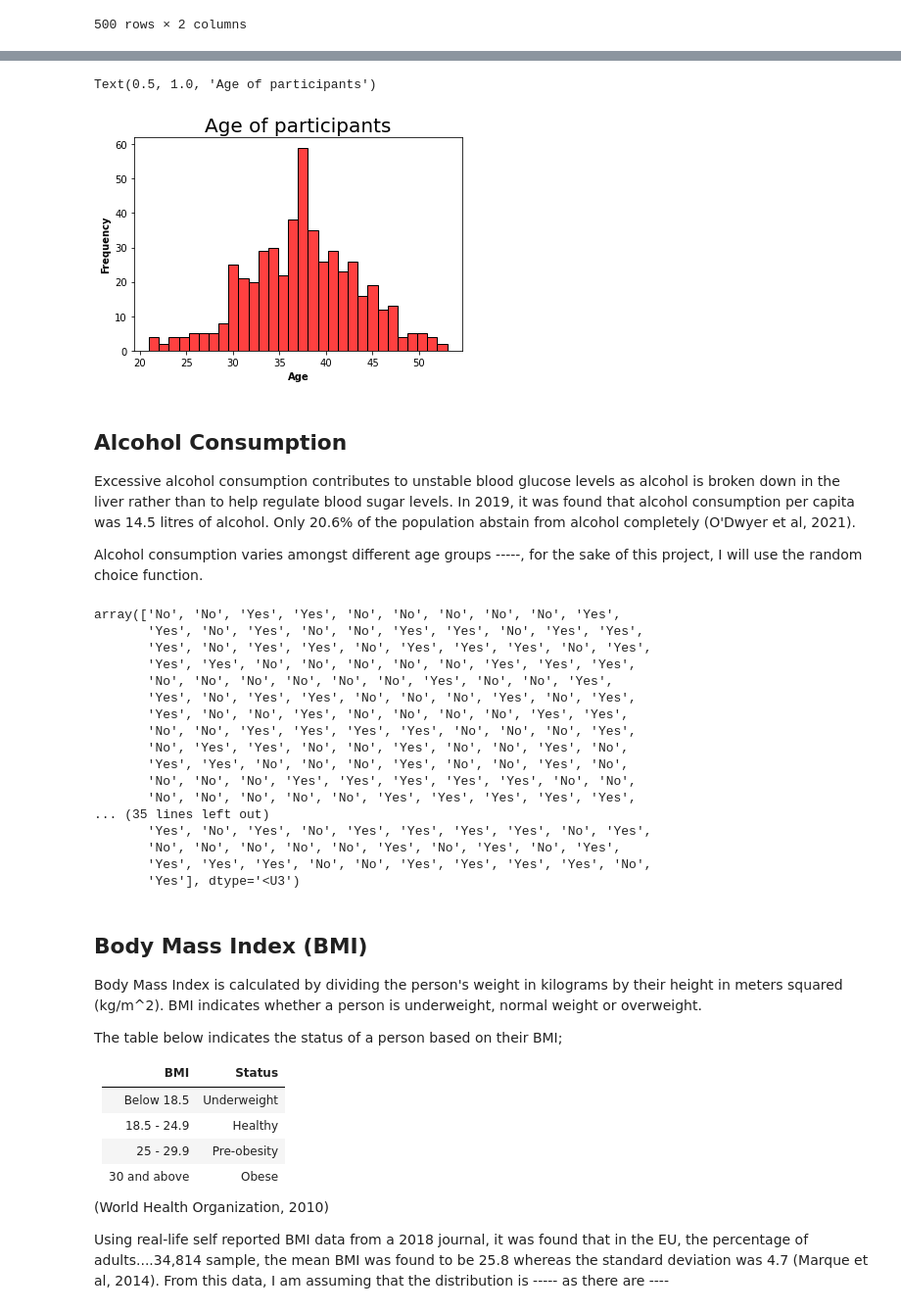
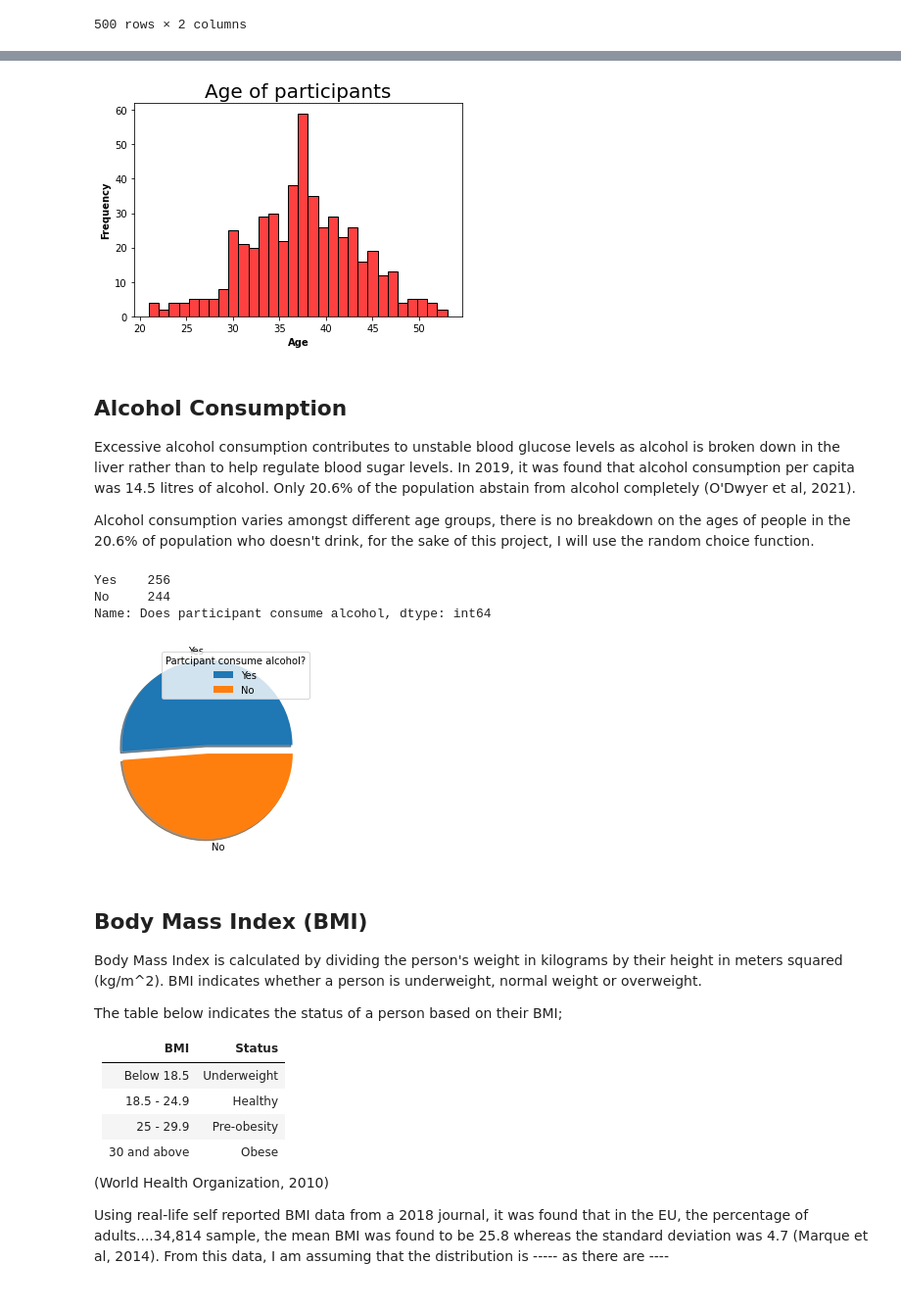
Before and after one commit to kalamkitty/ProgDA_project, a Jupyter notebook: ProgDA_Project.ipynb, the cells around one changed output, grey strips where cells are left out. Shown: that part at 98% size. Cells and saved outputs as stored; diff of their text form; code cells hidden in the pictures.

```diff
--- a/ProgDA_Project.ipynb
+++ b/ProgDA_Project.ipynb
@@ -123,7 +132,7 @@ np.random.seed(1)
 # Random 500 ages between 18-75 inclusive using the poisson distribution.
 age = np.random.poisson(37.5,size=(500)).round()
 
-age
+
 
 # https://www.geeksforgeeks.org/plotting-histogram-in-python-using-matplotlib/?ref=lbp
 # Create a histogram using seaborn, bins are the number bars on the plot.
@@ -134,8 +143,9 @@ sns.histplot(age, bins=30,
 plt.xlabel('Age', fontweight = 'bold')
 plt.ylabel('Frequency', fontweight = 'bold')
 plt.title('Age of participants', fontsize = 20)
+
+plt.show()
 # %% [output]
-Text(0.5, 1.0, 'Age of participants')
 [figure]
 # %% [markdown]
 ## Alcohol Consumption
@@ -143,32 +153,35 @@ Text(0.5, 1.0, 'Age of participants')
 Excessive alcohol consumption contributes to unstable blood glucose levels as alcohol is broken down in the liver rather than to help regulate blood sugar levels. In 2019, it was found that alcohol consumption per capita was 14.5 litres of alcohol. Only 20.6% of the population abstain from alcohol completely (O'Dwyer et al, 2021).
 
 
-Alcohol consumption varies amongst different age groups -----, for the sake of this project, I will use the random choice function.
+Alcohol consumption varies amongst different age groups, there is no breakdown on the ages of people in the 20.6% of population who doesn't drink, for the sake of this project, I will use the random choice function.
 # %%
 #https://numpy.org/doc/stable/reference/random/generated/numpy.random.choice.html
 np.random.seed(1)
 
+# Randomly generate 500 yes/ no answers
 Alcohol = np.random.choice (["Yes", "No"], size =500)
 
-Alcohol
+# https://dfrieds.com/data-analysis/value-counts-python-pandas.html
+# create dataframe on yes/no output and count occurences of each answer.
+df_al = pd.DataFrame(Alcohol, columns= ["Does participant consume alcohol"])
+df_al ["Does participant consume alcohol"].value_counts()
 # %% [output]
-array(['No', 'No', 'Yes', 'Yes', 'No', 'No', 'No', 'No', 'No', 'Yes',
-       'Yes', 'No', 'Yes', 'No', 'No', 'Yes', 'Yes', 'No', 'Yes', 'Yes',
-       'Yes', 'No', 'Yes', 'Yes', 'No', 'Yes', 'Yes', 'Yes', 'No', 'Yes',
-       'Yes', 'Yes', 'No', 'No', 'No', 'No', 'No', 'Yes', 'Yes', 'Yes',
-       'No', 'No', 'No', 'No', 'No', 'No', 'Yes', 'No', 'No', 'Yes',
-       'Yes', 'No', 'Yes', 'Yes', 'No', 'No', 'No', 'Yes', 'No', 'Yes',
-       'Yes', 'No', 'No', 'Yes', 'No', 'No', 'No', 'No', 'Yes', 'Yes',
-       'No', 'No', 'Yes', 'Yes', 'Yes', 'Yes', 'No', 'No', 'No', 'Yes',
-       'No', 'Yes', 'Yes', 'No', 'No', 'Yes', 'No', 'No', 'Yes', 'No',
-       'Yes', 'Yes', 'No', 'No', 'No', 'Yes', 'No', 'No', 'Yes', 'No',
-       'No', 'No', 'No', 'Yes', 'Yes', 'Yes', 'Yes', 'Yes', 'No', 'No',
-       'No', 'No', 'No', 'No', 'No', 'Yes', 'Yes', 'Yes', 'Yes', 'Yes',
-... (35 lines left out)
-       'Yes', 'No', 'Yes', 'No', 'Yes', 'Yes', 'Yes', 'Yes', 'No', 'Yes',
-       'No', 'No', 'No', 'No', 'No', 'Yes', 'No', 'Yes', 'No', 'Yes',
-       'Yes', 'Yes', 'Yes', 'No', 'No', 'Yes', 'Yes', 'Yes', 'Yes', 'No',
-       'Yes'], dtype='<U3')
+Yes    256
+No     244
+Name: Does participant consume alcohol, dtype: int64
+# %%
+# https://www.w3schools.com/python/matplotlib_pie_charts.asp
+# Create a pie chart using the information above.
+y = np.array([256,244])
+
+# As the occurences of yes/nos are quite similar, I've added shadows to the pie chart to make each answer stand out.
+mylabels = ["Yes", "No"]                 # labels
+myexplode = [.1,0]                       # indicates how far away from the centre of pie chart each wedge from centre of pie
+plt.pie(y, labels = mylabels, explode = myexplode, shadow = True)
+plt.legend(title = "Partcipant consume alcohol?")  # add key with title
+plt.show()
+# %% [output]
+[figure, added]
 # %% [markdown]
 ## Body Mass Index (BMI)
 
```
Also changed, not shown: parts of 2 cells of this notebook.
